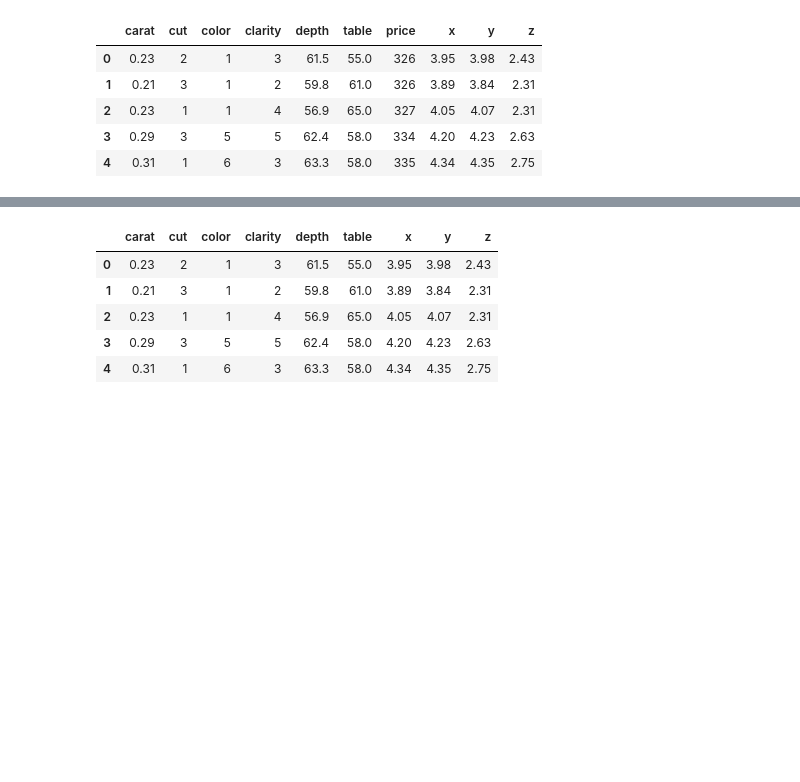
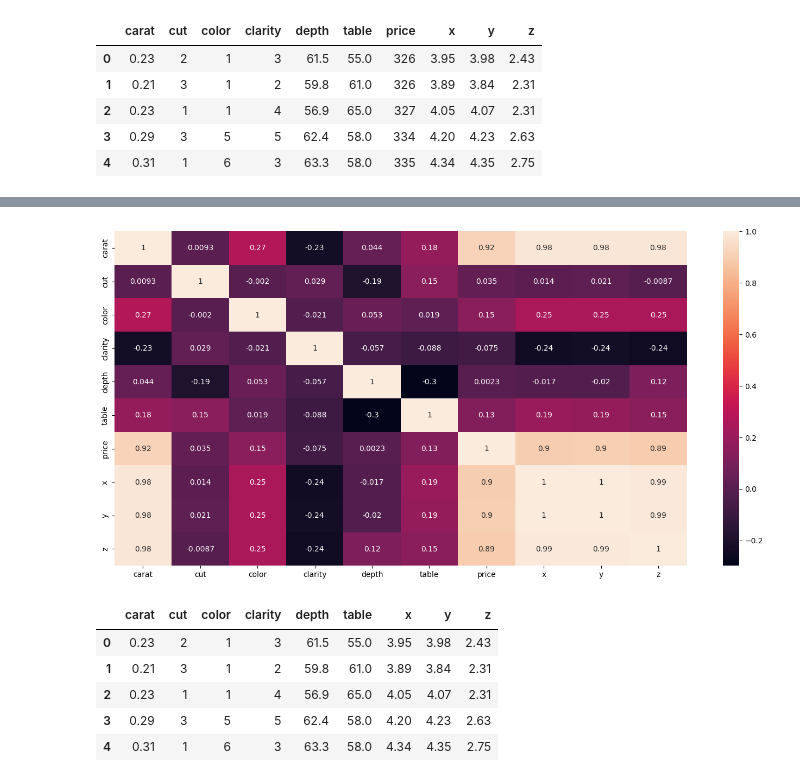
Before and after one commit to Ammar743/ML-Diamond, a Jupyter notebook: Diamond Price Prediction.ipynb, the cells around one changed output, grey strips where cells are left out. Cells and saved outputs as stored; diff of their text form; code cells hidden in the pictures; blank space fills up the shorter version.

```diff
--- a/Diamond Price Prediction.ipynb
+++ b/Diamond Price Prediction.ipynb
@@ -260,3 +254,5 @@ label_data.head()
 | 2 | 0.23 | 1 | 1 | 4 | 56.9 | 65.0 | 327 | 4.05 | 4.07 | 2.31 |
 | 3 | 0.29 | 3 | 5 | 5 | 62.4 | 58.0 | 334 | 4.20 | 4.23 | 2.63 |
 | 4 | 0.31 | 1 | 6 | 3 | 63.3 | 58.0 | 335 | 4.34 | 4.35 | 2.75 |
+# %%
+corrMatrix = label_data.corr()
@@ -263,3 +279,9 @@ label_data.head()
+# %%
+plt.figure(figsize = (17,8))
+sns.heatmap(corrMatrix, annot=True)
+plt.show()
+# %% [output]
+[figure, added]
 # %%
 # Assigning the featurs as X and target as y
 featurs = label_data.drop(["price"],axis =1)
```
Also changed, not shown: parts of 40 cells of this notebook, 1 other file.
